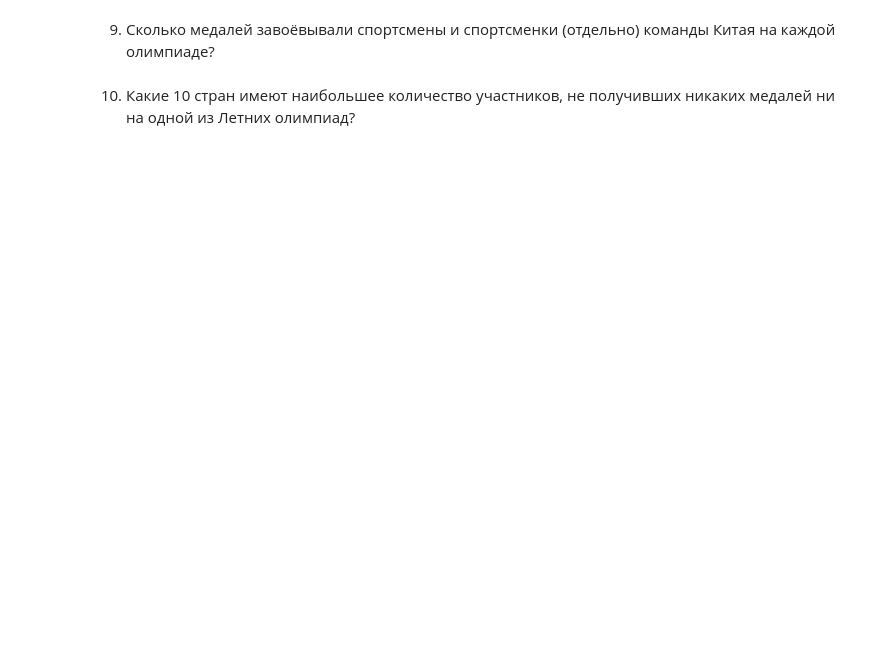
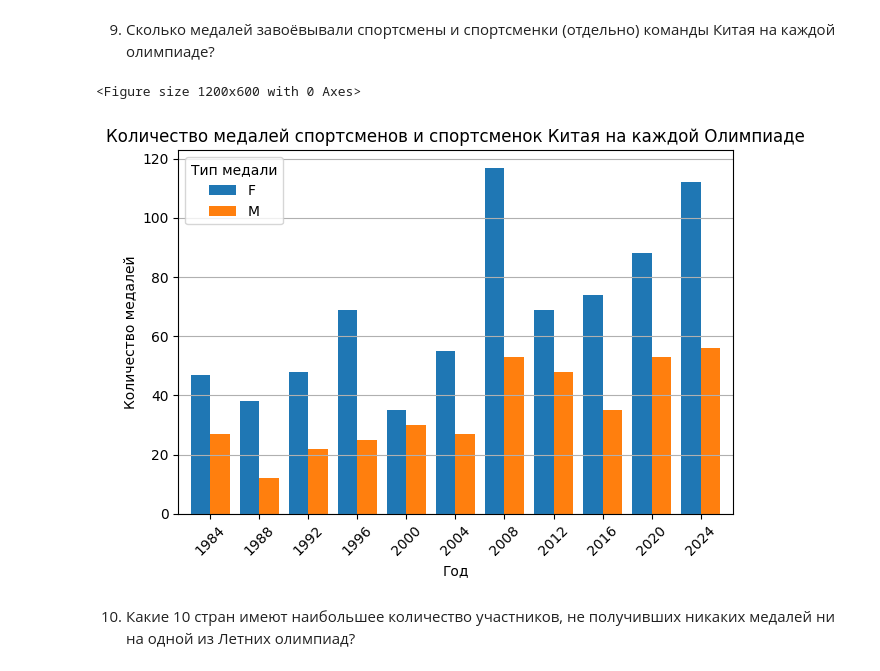
Before and after one commit to sdvaanyaa/ML, a Jupyter notebook: Lab1_1 .ipynb, the cells around one changed output. Cells and saved outputs as stored; diff of their text form; code cells hidden in the pictures; blank space fills up the shorter version.

```diff
--- a/Lab1_1 .ipynb
+++ b/Lab1_1 .ipynb
@@ -70,4 +349,27 @@ import pandas as pd
 # %% [markdown]
 9. Сколько медалей завоёвывали спортсмены и спортсменки (отдельно) команды Китая на каждой олимпиаде?
+# %%
+china_medals = df[df['Team'] == 'China']
+
+china_medals = china_medals[china_medals['Medal'] != 'No medal']
+
+medals_count = china_medals.groupby(['Year', 'Sex']).size().unstack(fill_value=0)
+
+plt.figure(figsize=(12, 6))
+
+medals_count.plot(kind='bar', width=0.8)
+
+plt.title('Количество медалей спортсменов и спортсменок Китая на каждой Олимпиаде')
+plt.xlabel('Год')
+plt.ylabel('Количество медалей')
+plt.xticks(rotation=45)
+plt.legend(title='Тип медали', loc='upper left')
+plt.grid(axis='y')
+
+plt.tight_layout()
+plt.show()
+# %% [output]
+<Figure size 1200x600 with 0 Axes>
+[figure, added]
 # %% [markdown]
 10. Какие 10 стран имеют наибольшее количество участников, не получивших никаких медалей ни на одной из Летних олимпиад?
```
Also changed, not shown: parts of 24 cells of this notebook.
